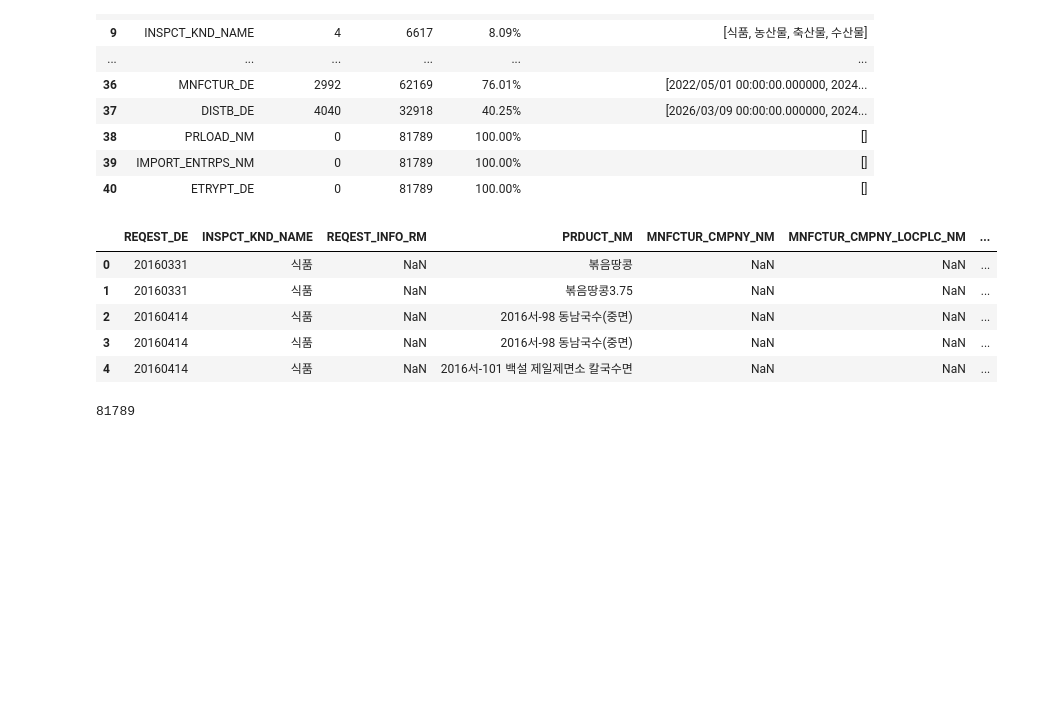
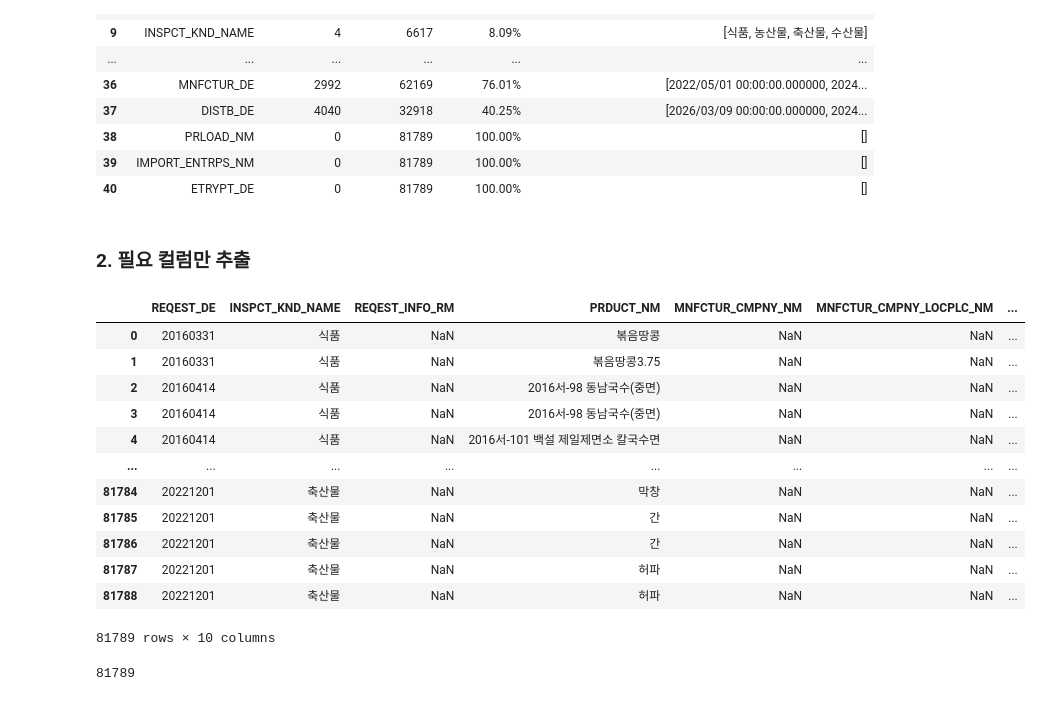
Before and after one commit to ancestor9/Affalatoxin-Analysis, a Jupyter notebook: 수거검사분석.ipynb, the cells around one changed output. Drawn from its saved outputs; the diff is of its cells as text; code cells hidden in the pictures; blank space fills up the shorter version.

```diff
--- a/수거검사분석.ipynb
+++ b/수거검사분석.ipynb
@@ -107,17 +115,26 @@ summary_of_merged_df
 | 38 | PRLOAD_NM | 0 | 81789 | 100.00% | [] |
 | 39 | IMPORT_ENTRPS_NM | 0 | 81789 | 100.00% | [] |
 | 40 | ETRYPT_DE | 0 | 81789 | 100.00% | [] |
+# %% [markdown]
+### 2. 필요 컬럼만 추출
 # %%
 selected_columns = ['REQEST_DE', 'INSPCT_KND_NAME', 'REQEST_INFO_RM', 'PRDUCT_NM', 'MNFCTUR_CMPNY_NM', 'MNFCTUR_CMPNY_LOCPLC_NM', 'EXPR_IEM_NM', 'STNDRD_VALUE', 'RESULT_VALUE', 'EXPR_IEM_JDGMNT_NAME']
 extracted_df = merged_df[selected_columns]
-display(extracted_df.head())
+extracted_df
 # %% [output]
 |  | REQEST_DE | INSPCT_KND_NAME | REQEST_INFO_RM | PRDUCT_NM | MNFCTUR_CMPNY_NM | MNFCTUR_CMPNY_LOCPLC_NM | ... |
 | 0 | 20160331 | 식품 | NaN | 볶음땅콩 | NaN | NaN | ... |
 | 1 | 20160331 | 식품 | NaN | 볶음땅콩3.75 | NaN | NaN | ... |
 | 2 | 20160414 | 식품 | NaN | 2016서-98 동남국수(중면) | NaN | NaN | ... |
 | 3 | 20160414 | 식품 | NaN | 2016서-98 동남국수(중면) | NaN | NaN | ... |
 | 4 | 20160414 | 식품 | NaN | 2016서-101 백설 제일제면소 칼국수면 | NaN | NaN | ... |
+| ... | ... | ... | ... | ... | ... | ... | ... |
+| 81784 | 20221201 | 축산물 | NaN | 막창 | NaN | NaN | ... |
+| 81785 | 20221201 | 축산물 | NaN | 간 | NaN | NaN | ... |
+| 81786 | 20221201 | 축산물 | NaN | 간 | NaN | NaN | ... |
+| 81787 | 20221201 | 축산물 | NaN | 허파 | NaN | NaN | ... |
+| 81788 | 20221201 | 축산물 | NaN | 허파 | NaN | NaN | ... |
+81789 rows × 10 columns
 # %%
 len(extracted_df)
 # %% [output]
```
Also changed, not shown: parts of 10 cells of this notebook.
